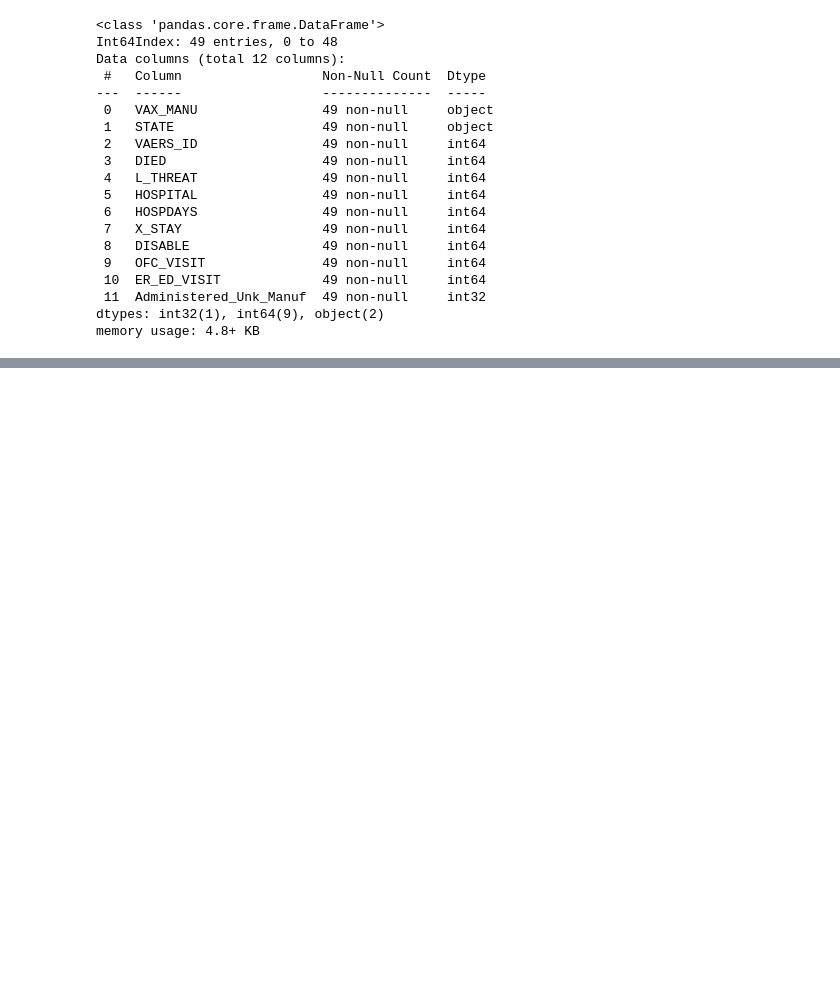
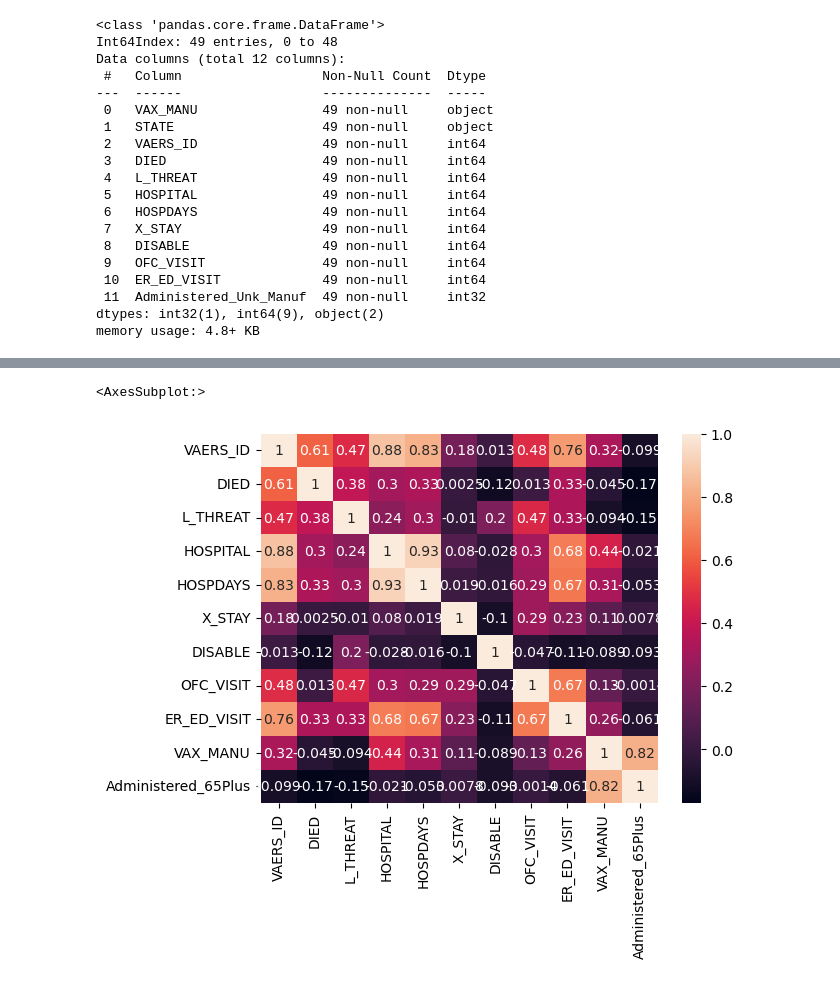
Before and after one commit to DBJoshi/capstone, a Jupyter notebook: notebook/Shree.ipynb, the cells around one changed output, grey strips where cells are left out. Saved outputs shown, nothing was run; the diff lists cells and outputs as text; code cells hidden in the pictures; blank space fills up the shorter version.

```diff
--- a/notebook/Shree.ipynb
+++ b/notebook/Shree.ipynb
@@ -1605,0 +2126,2 @@ unk_combine.to_csv('../data/presentation5.csv', index=False)
+# %%
+severe_65plus['Administered_65Plus']=severe_65plus['Administered_65Plus'].astype(int)
@@ -1605,0 +2134,3 @@ unk_combine.to_csv('../data/presentation5.csv', index=False)
+# %%
+severe_65plus_total = pd.DataFrame(severe_65plus.sum(axis = 0, numeric_only = True))
+severe_65plus_total= severe_65plus_total.transpose()
@@ -1605,0 +2142,12 @@ unk_combine.to_csv('../data/presentation5.csv', index=False)
+# %%
+for ind, row in severe_65plus_total.iterrows():
+    adm = row.Administered_65Plus
+    severe_65plus_total.loc[ind,'VAERS_ID'] = (row.VAERS_ID/adm)*100000
+    severe_65plus_total.loc[ind, 'DIED'] = (row.DIED/adm)*100000
+    severe_65plus_total.loc[ind,'L_THREAT'] = (row.L_THREAT/adm)*100000
+    severe_65plus_total.loc[ind,'HOSPITAL'] = (row.HOSPITAL/adm)*100000
+    severe_65plus_total.loc[ind,'HOSPDAYS'] = (row.HOSPDAYS/adm)*100000
+    severe_65plus_total.loc[ind,'X_STAY'] = (row.X_STAY/adm)*100000
+    severe_65plus_total.loc[ind,'DISABLE'] = (row.DISABLE/adm)*100000
+    severe_65plus_total.loc[ind,'OFC_VISIT'] = (row.OFC_VISIT/adm)*100000
+    severe_65plus_total.loc[ind,'ER_ED_VISIT'] = (row.ER_ED_VISIT/adm)*100000
@@ -1605,0 +2163,12 @@ unk_combine.to_csv('../data/presentation5.csv', index=False)
+# %%
+for ind, row in severe_65plus.iterrows():
+    adm = row.Administered_65Plus
+    severe_65plus.loc[ind,'VAERS_ID'] = (row.VAERS_ID/adm)*100000
+    severe_65plus.loc[ind, 'DIED'] = (row.DIED/adm)*100000
+    severe_65plus.loc[ind,'L_THREAT'] = (row.L_THREAT/adm)*100000
+    severe_65plus.loc[ind,'HOSPITAL'] = (row.HOSPITAL/adm)*100000
+    severe_65plus.loc[ind,'HOSPDAYS'] = (row.HOSPDAYS/adm)*100000
+    severe_65plus.loc[ind,'X_STAY'] = (row.X_STAY/adm)*100000
+    severe_65plus.loc[ind,'DISABLE'] = (row.DISABLE/adm)*100000
+    severe_65plus.loc[ind,'OFC_VISIT'] = (row.OFC_VISIT/adm)*100000
+    severe_65plus.loc[ind,'ER_ED_VISIT'] = (row.ER_ED_VISIT/adm)*100000
@@ -1605,0 +2230,5 @@ unk_combine.to_csv('../data/presentation5.csv', index=False)
+# %%
+sns.heatmap(severe_65plus.corr(),annot = True)
+# %% [output]
+<AxesSubplot:>
+[figure, added]
```
Also changed, not shown: parts of 262 cells of this notebook, 7 other files.
